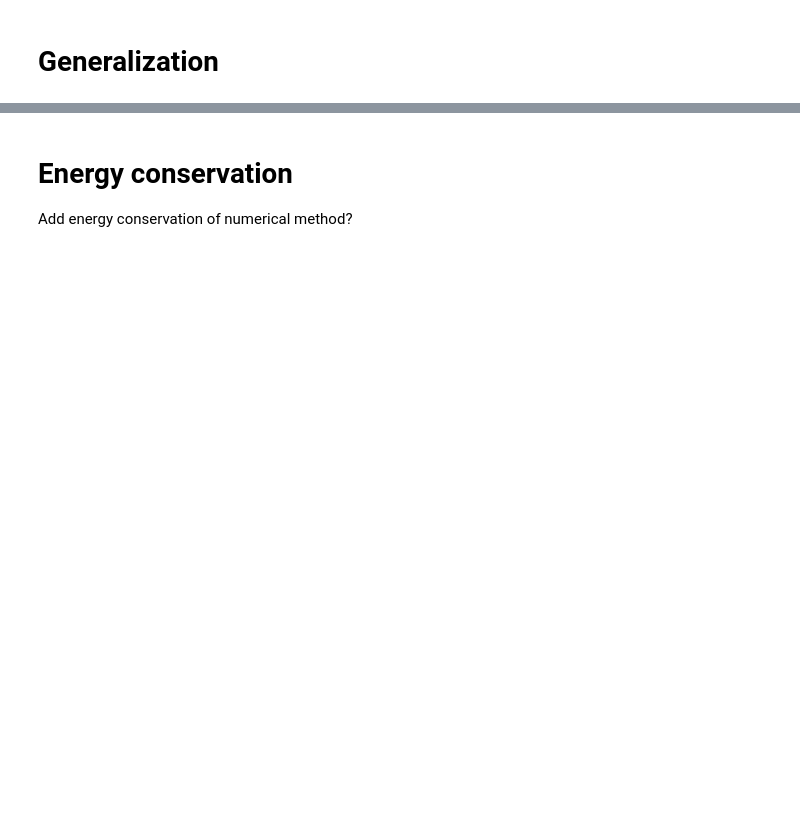
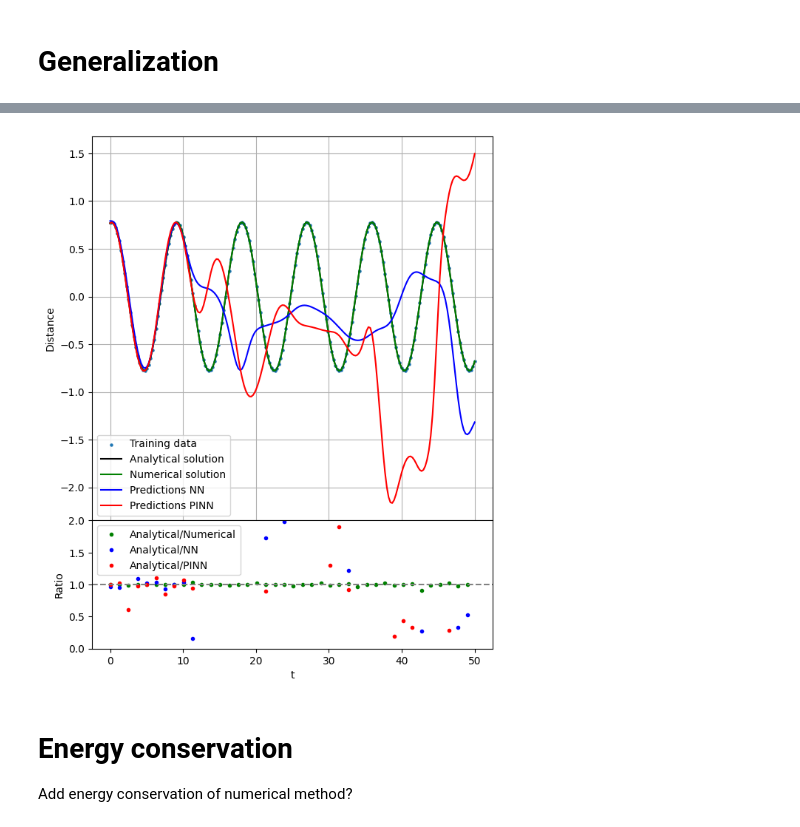
Before and after one commit to gvansan/Machine-learning-project, a Jupyter notebook: Compare_NN_PINN.ipynb, the cells around one changed output, grey strips where cells are left out. Drawn from its saved outputs; the diff is of its cells as text; code cells hidden in the pictures; blank space fills up the shorter version.

```diff
--- a/Compare_NN_PINN.ipynb
+++ b/Compare_NN_PINN.ipynb
@@ -331,47 +360,63 @@ n = 0
 y_pred_generalization_NN.to("cpu")
 y_pred_generalization_PINN.to("cpu")
 test_generalization["t_tensor"].to("cpu")
+k = test_generalization["args_tensor"][n]
+
+# Analytical solution
+x0 = float(test_generalization["x0_tensor"][n][0])
+v0 = float(test_generalization["x0_tensor"][n][1])
+
+# Extract k
+k_val = float(k)  # assuming w = k
+
+# Compute angular frequency
+w = np.sqrt(k_val)
+x_analytical = x0 * np.cos(w * test_generalization["t_tensor"][n]) + (v0 / w) * np.sin(w * test_generalization["t_tensor"][n])
 
 #Solve numerically
 y0 = [test_generalization["x0_tensor"][n][0], test_generalization["x0_tensor"][n][1]]  # initial condition [x0, v0]
 t_span = test_generalization["t_tensor"][n][0], test_generalization["t_tensor"][n][-1]
-w = test_generalization["args_tensor"][n]
+k = test_generalization["args_tensor"][n]
 
 diff = differential_equation_2_order
-sol = sp.integrate.solve_ivp(diff, t_span, y0, t_eval=test_generalization["t_tensor"][n], method='RK45', args=(w))
+sol = sp.integrate.solve_ivp(diff, t_span, y0, t_eval=test_generalization["t_tensor"][n], method='RK45', args=(k))
 
 # Create figure with GridSpec
 fig = plt.figure(figsize=(7, 9))
 gs = fig.add_gridspec(2, 1, height_ratios=[3, 1], hspace=0)
 
 #create ratios for lower plot
 slice = 5
-ratio_an_num = (test_generalization["y_tensor"][n][0:, 0]/sol.y[0])[::slice]
-ratio_an_NN = (test_generalization["y_tensor"][n][0:, 0]/y_pred_generalization_NN.cpu().detach()[n])[::slice]
-ratio_an_PINN = (test_generalization["y_tensor"][n][0:, 0]/y_pred_generalization_PINN.cpu().detach()[n])[::slice]
+ratio_an_num = (x_analytical/sol.y[0])[::slice]
+ratio_an_NN = (x_analytical/y_pred_generalization_NN.cpu().detach()[n])[::slice]
+ratio_an_PINN = (x_analytical/y_pred_generalization_PINN.cpu().detach()[n])[::slice]
 
 # Main plot
 ax_main = fig.add_subplot(gs[0])
-ax_main.scatter(test_generalization["t_tensor"][n], test_generalization["y_tensor"][n][0:, 0], label="Analytical solution") #analytical
+ax_main.scatter(test_generalization["t_tensor"][n], test_generalization["y_tensor"][n][0:, 0], s=5, label="Training data") #Training data
+ax_main.plot(test_generalization["t_tensor"][n], x_analytical, label='Analytical solution', color = 'black') #Analytical
 ax_main.plot(sol.t, sol.y[0], label='Numerical solution', color = 'green') #numerical
 ax_main.plot(test_generalization["t_tensor"][n], y_pred_generalization_NN.cpu().detach()[n], color="blue", label="Predictions NN") #NN ML
 ax_main.plot(test_generalization["t_tensor"][n], y_pred_generalization_PINN.cpu().detach()[n], color="red", label="Predictions PINN") #PINN ML
 ax_main.set_ylabel('Distance')
 ax_main.legend()
 ax_main.grid(True)
 ax_main.tick_params(bottom=False)  # remove x-axis ticks for main plot
 
 # Ratio / comparison plot
 ax_ratio = fig.add_subplot(gs[1], sharex=ax_main)
 ax_ratio.plot(test_generalization["t_tensor"][n][::slice], ratio_an_num, '.', label='Analytical/Numerical', color='green')
 ax_ratio.plot(test_generalization["t_tensor"][n][::slice], ratio_an_NN, '.', label='Analytical/NN', color='blue')
 ax_ratio.plot(test_generalization["t_tensor"][n][::slice], ratio_an_PINN, '.', label='Analytical/PINN', color='red')
 ax_ratio.axhline(1, color='gray', linestyle='--')
 ax_ratio.set_xlabel('t')
 ax_ratio.set_ylabel('Ratio')
 ax_ratio.set_ylim(0, 2)
 ax_ratio.legend()
+plt.savefig("Images/generalisation_NN_PINN")
 plt.show()
+# %% [output]
+[figure, added]
 # %% [markdown]
 # Energy conservation
 
```
Also changed, not shown: parts of 9 cells of this notebook, 7 other files.
